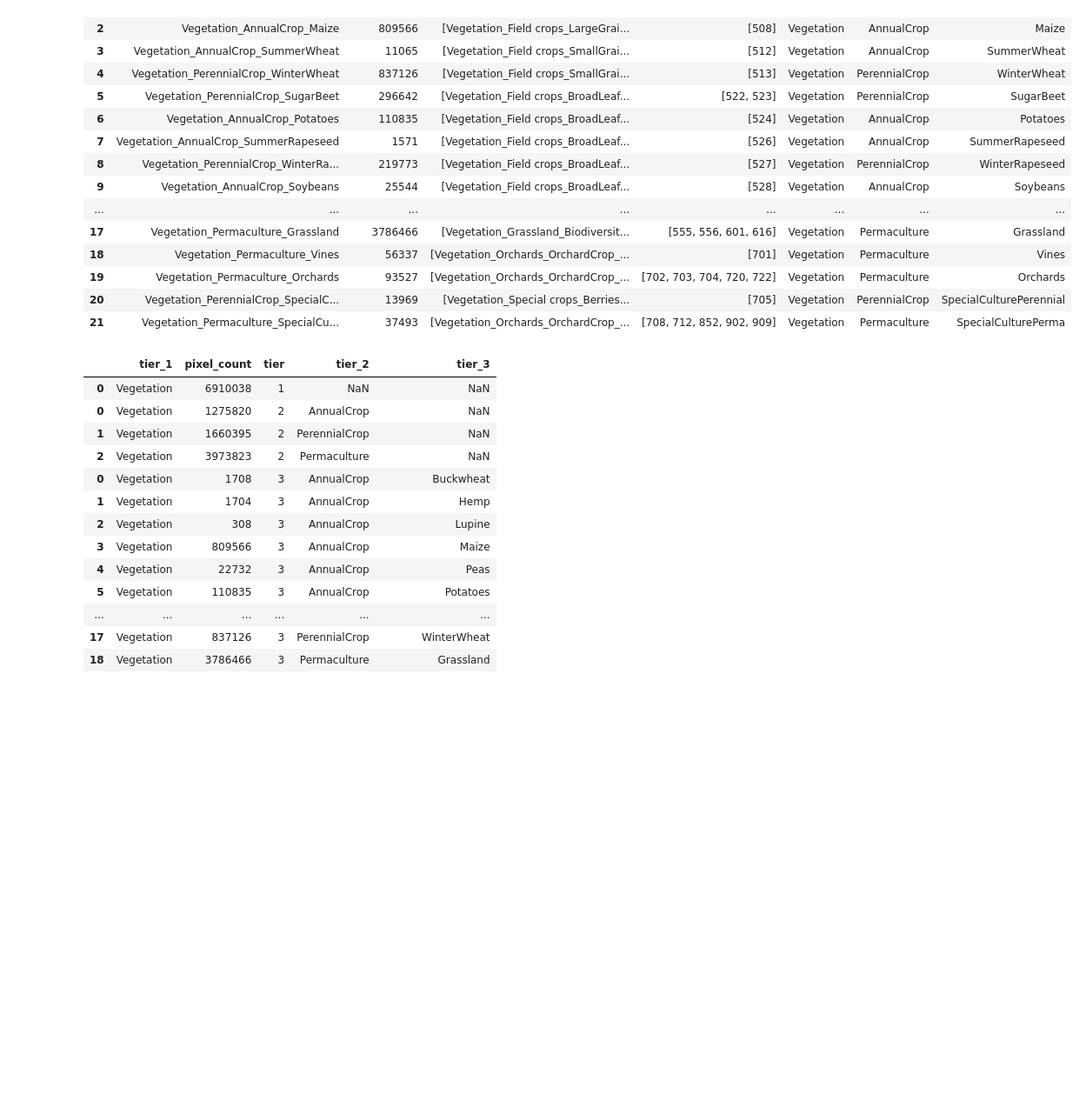
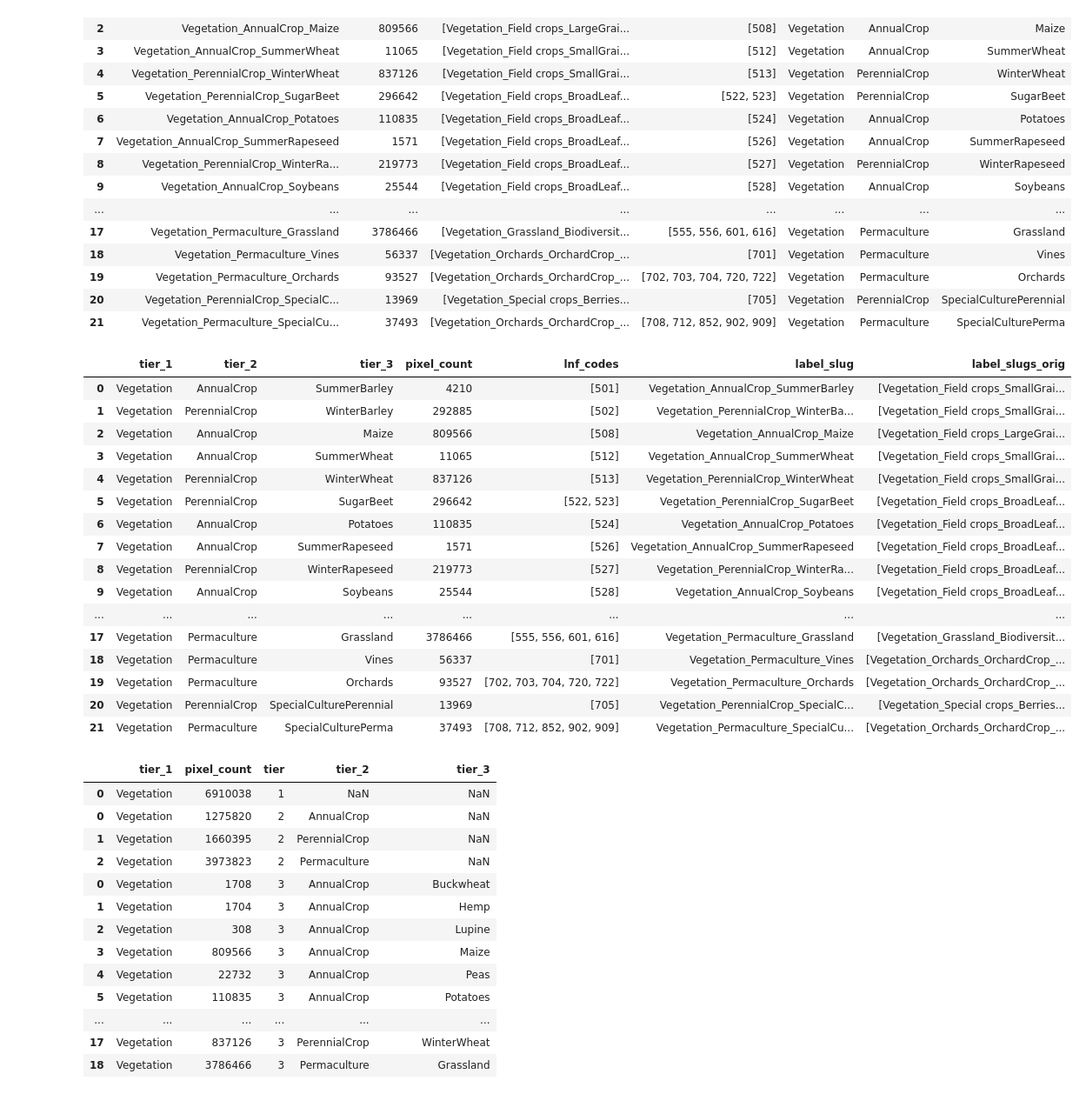
Before and after one commit to Satellite-Based-Crop-Classification/messis, a Jupyter notebook: archive/explore_züri_crop.ipynb, the cells around one changed output. Shown at 87% size. Drawn from its saved outputs; the diff is of its cells as text; code cells hidden in the pictures; blank space fills up the shorter version.

Commit message:
add labels_hierarchy_seasonality.csv

```diff
--- a/archive/explore_züri_crop.ipynb
+++ b/archive/explore_züri_crop.ipynb
@@ -757,3 +757,7 @@ merged_label_hierarchy
 | 114 | 933 | Grassland | NaN | Vegetation_Permaculture_Grassland | NaN | NaN |
 | 115 | 935 | Grassland | NaN | Vegetation_Permaculture_Grassland | NaN | NaN |
 116 rows × 6 columns
+# %%
+# Show which labels we are loosing - these LNF Codes are assigned nowhere in the new label hierarchy
+pd.set_option('display.max_colwidth', None)
+merged_label_hierarchy[merged_label_hierarchy["label_slug_new"].isna()]
@@ -903,6 +925,34 @@ new_label_hierarchy_clean
 # %%
 # save to csv
 new_label_hierarchy_clean.to_csv("merged_label_hierarchy_clean.csv", index=False)
+# %%
+# Create a clean version of the seasonality based label hierarchy, in the same format as the original label hierarchy
+label_hierarchy_seasonality = new_label_hierarchy_clean[['tier_1', 'tier_2', 'tier_3', 'pixel_count', 'considered_lnf_codes', 'label_slug_new', 'considered_label_slugs_orig']]
+label_hierarchy_seasonality = label_hierarchy_seasonality.rename(columns={
+    'considered_lnf_codes': 'lnf_codes',
+    'label_slug_new': 'label_slug',
+    'considered_label_slugs_orig': 'label_slugs_orig'
+})
+label_hierarchy_seasonality.to_csv("labels_hierarchy_seasonality.csv", index=False)
+label_hierarchy_seasonality
+# %% [output]
+|  | tier_1 | tier_2 | tier_3 | pixel_count | lnf_codes | label_slug | label_slugs_orig |
+| 0 | Vegetation | AnnualCrop | SummerBarley | 4210 | [501] | Vegetation_AnnualCrop_SummerBarley | [Vegetation_Field crops_SmallGrai... |
+| 1 | Vegetation | PerennialCrop | WinterBarley | 292885 | [502] | Vegetation_PerennialCrop_WinterBa... | [Vegetation_Field crops_SmallGrai... |
+| 2 | Vegetation | AnnualCrop | Maize | 809566 | [508] | Vegetation_AnnualCrop_Maize | [Vegetation_Field crops_LargeGrai... |
+| 3 | Vegetation | AnnualCrop | SummerWheat | 11065 | [512] | Vegetation_AnnualCrop_SummerWheat | [Vegetation_Field crops_SmallGrai... |
+| 4 | Vegetation | PerennialCrop | WinterWheat | 837126 | [513] | Vegetation_PerennialCrop_WinterWheat | [Vegetation_Field crops_SmallGrai... |
+| 5 | Vegetation | PerennialCrop | SugarBeet | 296642 | [522, 523] | Vegetation_PerennialCrop_SugarBeet | [Vegetation_Field crops_BroadLeaf... |
+| 6 | Vegetation | AnnualCrop | Potatoes | 110835 | [524] | Vegetation_AnnualCrop_Potatoes | [Vegetation_Field crops_BroadLeaf... |
+| 7 | Vegetation | AnnualCrop | SummerRapeseed | 1571 | [526] | Vegetation_AnnualCrop_SummerRapeseed | [Vegetation_Field crops_BroadLeaf... |
+| 8 | Vegetation | PerennialCrop | WinterRapeseed | 219773 | [527] | Vegetation_PerennialCrop_WinterRa... | [Vegetation_Field crops_BroadLeaf... |
+| 9 | Vegetation | AnnualCrop | Soybeans | 25544 | [528] | Vegetation_AnnualCrop_Soybeans | [Vegetation_Field crops_BroadLeaf... |
+| ... | ... | ... | ... | ... | ... | ... | ... |
+| 17 | Vegetation | Permaculture | Grassland | 3786466 | [555, 556, 601, 616] | Vegetation_Permaculture_Grassland | [Vegetation_Grassland_Biodiversit... |
+| 18 | Vegetation | Permaculture | Vines | 56337 | [701] | Vegetation_Permaculture_Vines | [Vegetation_Orchards_OrchardCrop_... |
+| 19 | Vegetation | Permaculture | Orchards | 93527 | [702, 703, 704, 720, 722] | Vegetation_Permaculture_Orchards | [Vegetation_Orchards_OrchardCrop_... |
+| 20 | Vegetation | PerennialCrop | SpecialCulturePerennial | 13969 | [705] | Vegetation_PerennialCrop_SpecialC... | [Vegetation_Special crops_Berries... |
+| 21 | Vegetation | Permaculture | SpecialCulturePerma | 37493 | [708, 712, 852, 902, 909] | Vegetation_Permaculture_SpecialCu... | [Vegetation_Orchards_OrchardCrop_... |
 # %%
 # Aggregating pixel counts at each tier level
 tier1_agg = new_label_hierarchy_clean.groupby(['tier_1'])['pixel_count'].sum().reset_index(name='pixel_count')
```
Also changed, not shown: parts of 1 cell of this notebook, 5 other files.
